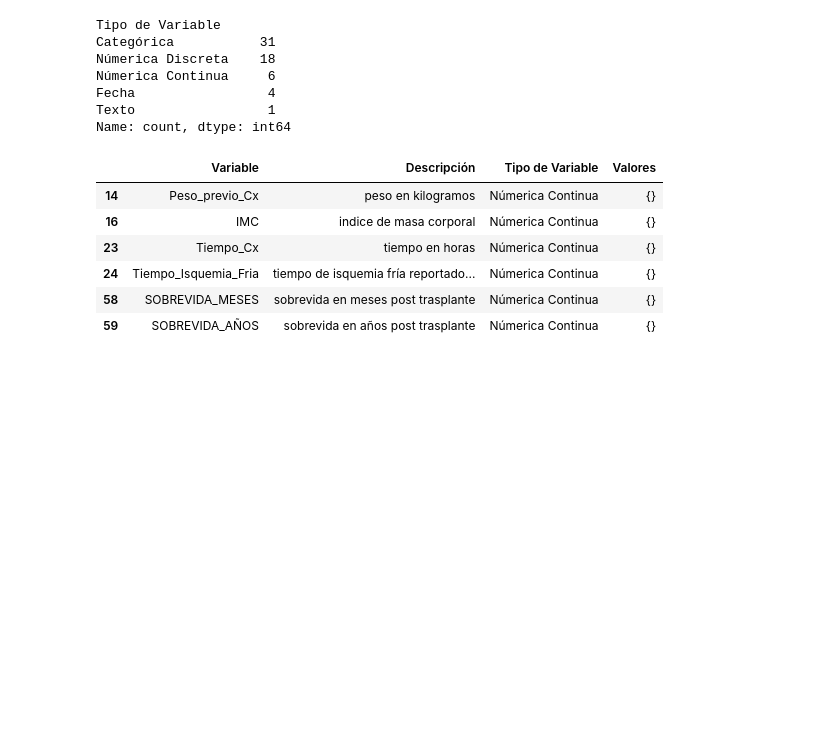
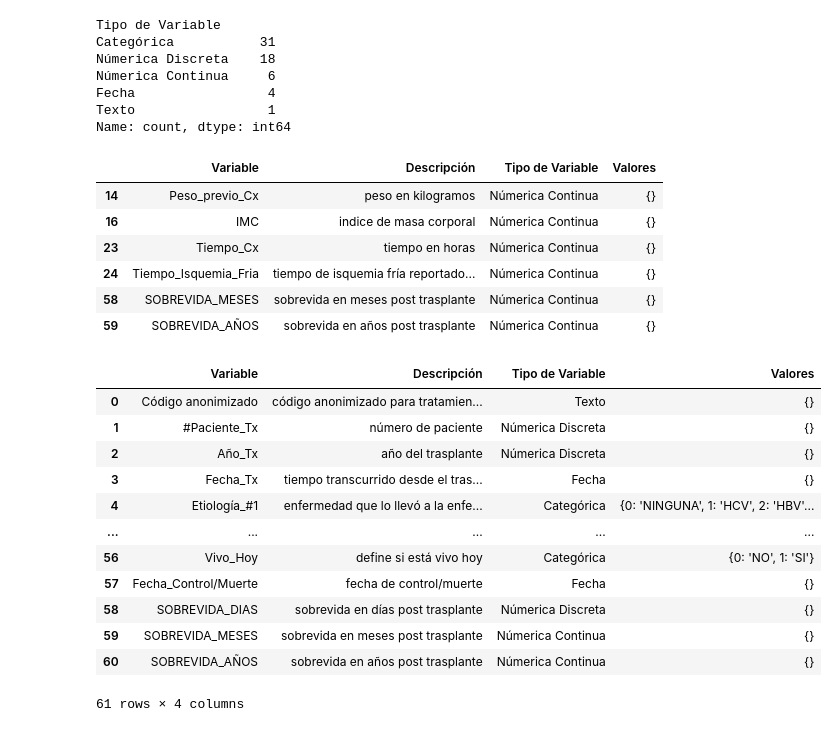
Before and after one commit to maperezp/Proyecto-CDA, a Jupyter notebook: src/02_generacion_diccionario_de_datos.ipynb, the cells around one changed output. Cells and saved outputs as stored; diff of their text form; code cells hidden in the pictures; blank space fills up the shorter version.

```diff
--- a/src/codebook.ipynb
+++ b/src/02_generacion_diccionario_de_datos.ipynb
@@ -267,4 +266,40 @@ df_codebook_new[continuos_vars]
 | 24 | Tiempo_Isquemia_Fria | tiempo de isquemia fría reportado... | Númerica Continua | {} |
 | 58 | SOBREVIDA_MESES | sobrevida en meses post trasplante | Númerica Continua | {} |
 | 59 | SOBREVIDA_AÑOS | sobrevida en años post trasplante | Númerica Continua | {} |
+# %%
+orden = ["Código anonimizado", "#Paciente_Tx", "Año_Tx", "Fecha_Tx",	"Etiología_#1",	"Etiología_#2",	"Edad",	"Sexo",
+         "Child_Pugh_Score_Cat", "Child_Pugh_Score",	"Meld_Score","Diabetes_Mellitus","Tabaquismo","Alcoholismo",
+        "Hipertensión_Arterial", "Peso_previo_Cx",	"Talla",	"IMC",	"Antecedente_UCI_6_meses_PreOP", "UCI_al_Momento_Tx",
+        "Tiempo_Isquemia_Fria",	"Tiempo_Isquemia_caliente",	"Tiempo_Cx", "Tipo_Reconstrucción_Biliar",
+        "Infección_Al_Momento_Tx",	"Localización de la infección",	"Germen/Microorganismo aislado",
+        "Antibiotico_previo_al_Tx",	"Días_Tratamiento_Antibiótico_Previo_A_Tx#1",
+        "Antibiótico_Profiláctico_VS_Terapéutico",	"Antibiótico_1__Tx#1",	"Antibiótico_2_Tx#1",
+        "Antibiótico_3_Tx#1", "Antifúngico_Tx#1",	"Tiempo_De_Dosis_Hasta_Tx#1",
+        "Nutrición_Enteral","Días_Nutrición_Enteral",	"Complicaciones_Técnicas",	"Dias_Estancia_Hospitalaria",
+        "Días_Hospitalización_UCI",	"Días_En_Hospitalización_Piso",	"Días_Totales_Intrahospitalarios",
+        "Inmunosupresión_con_Anticuerpos",	"Inmunosupresor_1_Postx",	"Inmunosupresor_2_PostTx",
+        "Inmunosupresor_1_1mesPostTx",	"Inmunosupresor_2_PostTx_1mesPx",	"Inmunosupresor_1_6mesesPostx",
+        "Inmunosupresor_2_6mesesPostTx", "Fecha_Egreso_UCI",	"Fecha_Egreso_Hospitalario",
+        "Requerimiento_de_diálisis", "Días_En_UCI_POP",	"Trasfusión_GRE_hasta_1m_POP",
+        "Reintervención_Quirúrgica_hasta_1m_POP",	"Retrasplante",
+        "Vivo_Hoy",	"Fecha_Control/Muerte",	"SOBREVIDA_DIAS",	"SOBREVIDA_MESES",	"SOBREVIDA_AÑOS"]
+df_codebook = df_codebook_new.set_index("Variable")
+df_codebook = df_codebook.loc[df_codebook.index.isin(orden)]
+df_codebook = df_codebook.reindex(orden).reset_index()
+# %%
+df_codebook
+# %% [output]
+|  | Variable | Descripción | Tipo de Variable | Valores |
+| 0 | Código anonimizado | código anonimizado para tratamien... | Texto | {} |
+| 1 | #Paciente_Tx | número de paciente | Númerica Discreta | {} |
+| 2 | Año_Tx | año del trasplante | Númerica Discreta | {} |
+| 3 | Fecha_Tx | tiempo transcurrido desde el tras... | Fecha | {} |
+| 4 | Etiología_#1 | enfermedad que lo llevó a la enfe... | Categórica | {0: 'NINGUNA', 1: 'HCV', 2: 'HBV'... |
+| ... | ... | ... | ... | ... |
+| 56 | Vivo_Hoy | define si está vivo hoy | Categórica | {0: 'NO', 1: 'SI'} |
+| 57 | Fecha_Control/Muerte | fecha de control/muerte | Fecha | {} |
+| 58 | SOBREVIDA_DIAS | sobrevida en días post trasplante | Númerica Discreta | {} |
+| 59 | SOBREVIDA_MESES | sobrevida en meses post trasplante | Númerica Continua | {} |
+| 60 | SOBREVIDA_AÑOS | sobrevida en años post trasplante | Númerica Continua | {} |
+61 rows × 4 columns
 # %%
```
Also changed, not shown: parts of 3 cells of this notebook, 6 other files.
